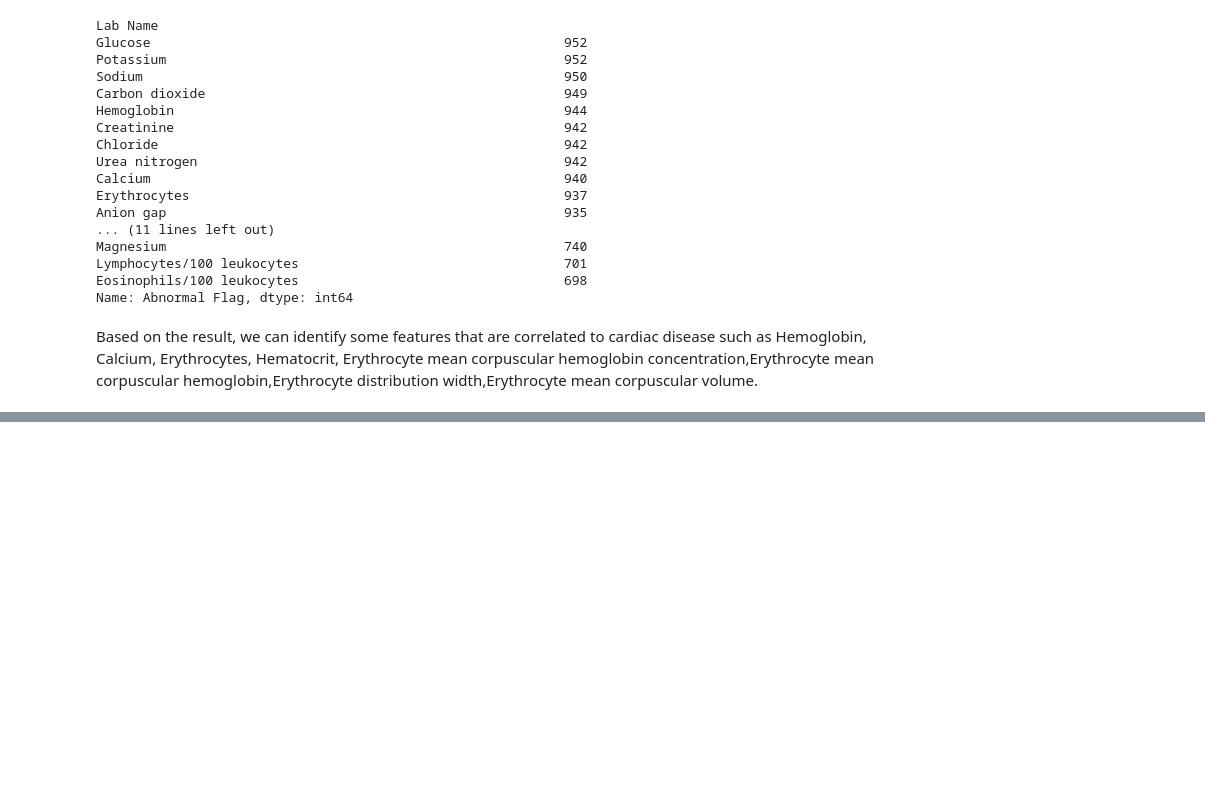
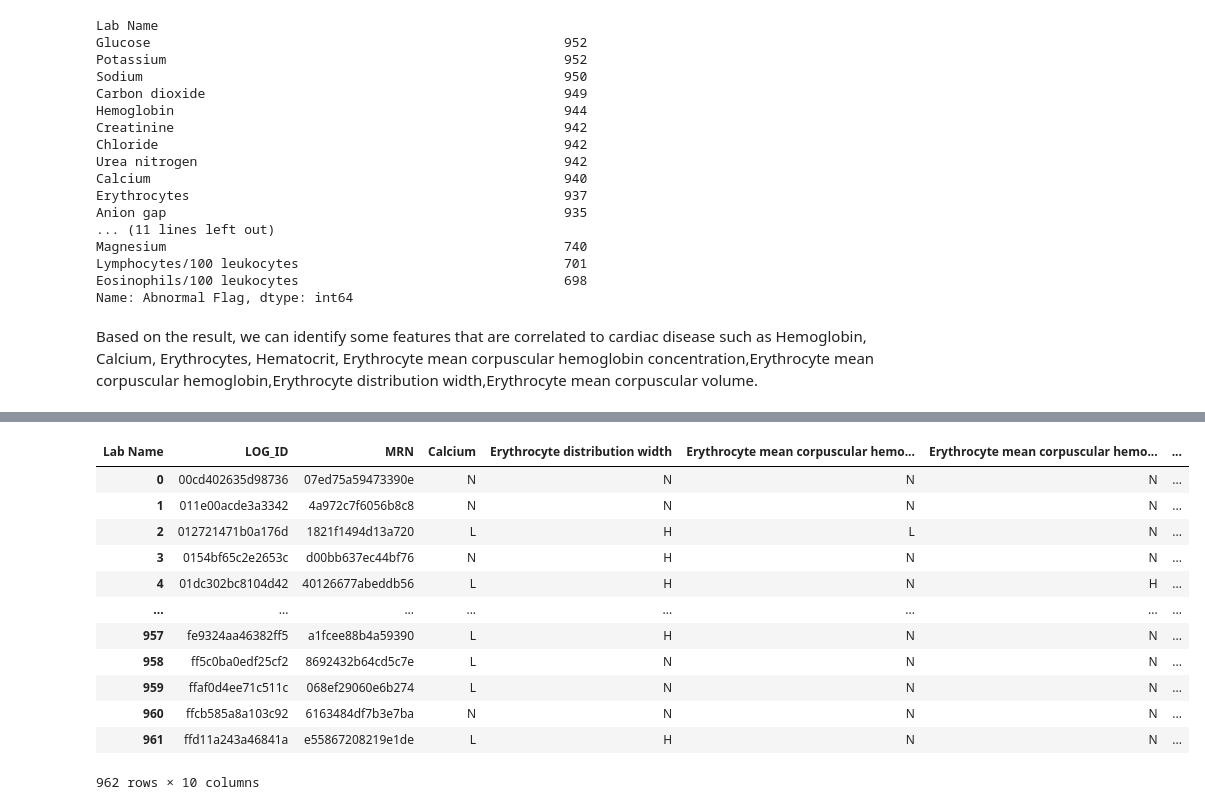
Before and after one commit to jiulong15/comp90051, a Jupyter notebook: code/feature_extraction_part2.ipynb, the cells around one changed output, grey strips where cells are left out. Cells and saved outputs as stored; diff of their text form; code cells hidden in the pictures; blank space fills up the shorter version.

```diff
--- a/code/feature_extraction_part2.ipynb
+++ b/code/feature_extraction_part2.ipynb
@@ -327,0 +309,30 @@ Based on the result, we can identify some features that are correlated to cardia
+# %%
+heart_related_keywords = ['Hemoglobin','Calcium','Erythrocytes','Hematocrit','Erythrocytes','Erythrocyte mean corpuscular hemoglobin concentration',
+                                'Erythrocyte mean corpuscular hemoglobin','Erythrocyte distribution width','Erythrocyte mean corpuscular volume']
+
+patient_labs_heart = patient_labs[patient_labs['Lab Name'].isin(heart_related_keywords)]
+
+result_df = patient_labs_heart.pivot_table(
+    index=['LOG_ID', 'MRN'],
+    columns='Lab Name',
+    values='Abnormal Flag',
+    aggfunc=prioritize_abnormal_flag,
+    fill_value=None
+).reset_index()
+
+heart_related_features = result_df.drop_duplicates()
+heart_related_features
+# %% [output]
+| Lab Name | LOG_ID | MRN | Calcium | Erythrocyte distribution width | Erythrocyte mean corpuscular hemo... | Erythrocyte mean corpuscular hemo... | ... |
+| 0 | 00cd402635d98736 | 07ed75a59473390e | N | N | N | N | ... |
+| 1 | 011e00acde3a3342 | 4a972c7f6056b8c8 | N | N | N | N | ... |
+| 2 | 012721471b0a176d | 1821f1494d13a720 | L | H | L | N | ... |
+| 3 | 0154bf65c2e2653c | d00bb637ec44bf76 | N | H | N | N | ... |
+| 4 | 01dc302bc8104d42 | 40126677abeddb56 | L | H | N | H | ... |
+| ... | ... | ... | ... | ... | ... | ... | ... |
+| 957 | fe9324aa46382ff5 | a1fcee88b4a59390 | L | H | N | N | ... |
+| 958 | ff5c0ba0edf25cf2 | 8692432b64cd5c7e | L | N | N | N | ... |
+| 959 | ffaf0d4ee71c511c | 068ef29060e6b274 | L | N | N | N | ... |
+| 960 | ffcb585a8a103c92 | 6163484df7b3e7ba | N | N | N | N | ... |
+| 961 | ffd11a243a46841a | e55867208219e1de | L | H | N | N | ... |
+962 rows × 10 columns
```
Also changed, not shown: parts of 5 cells of this notebook, 2 other files.
